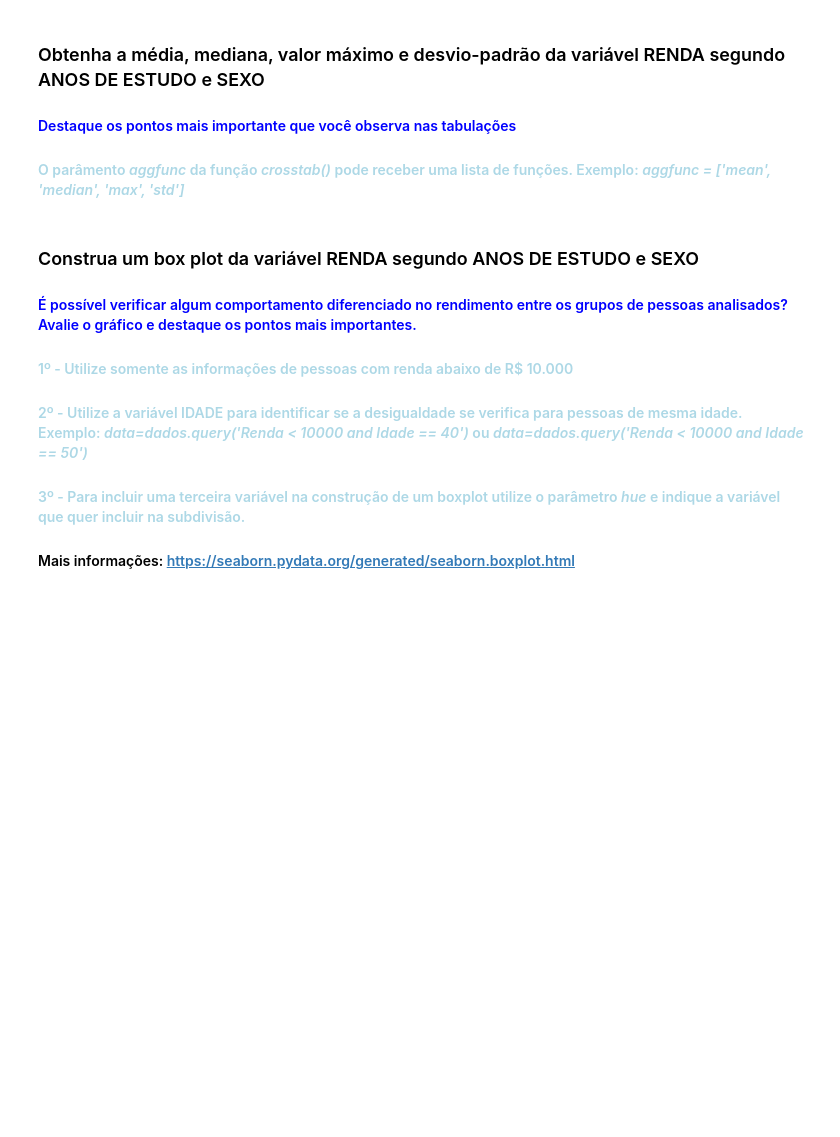
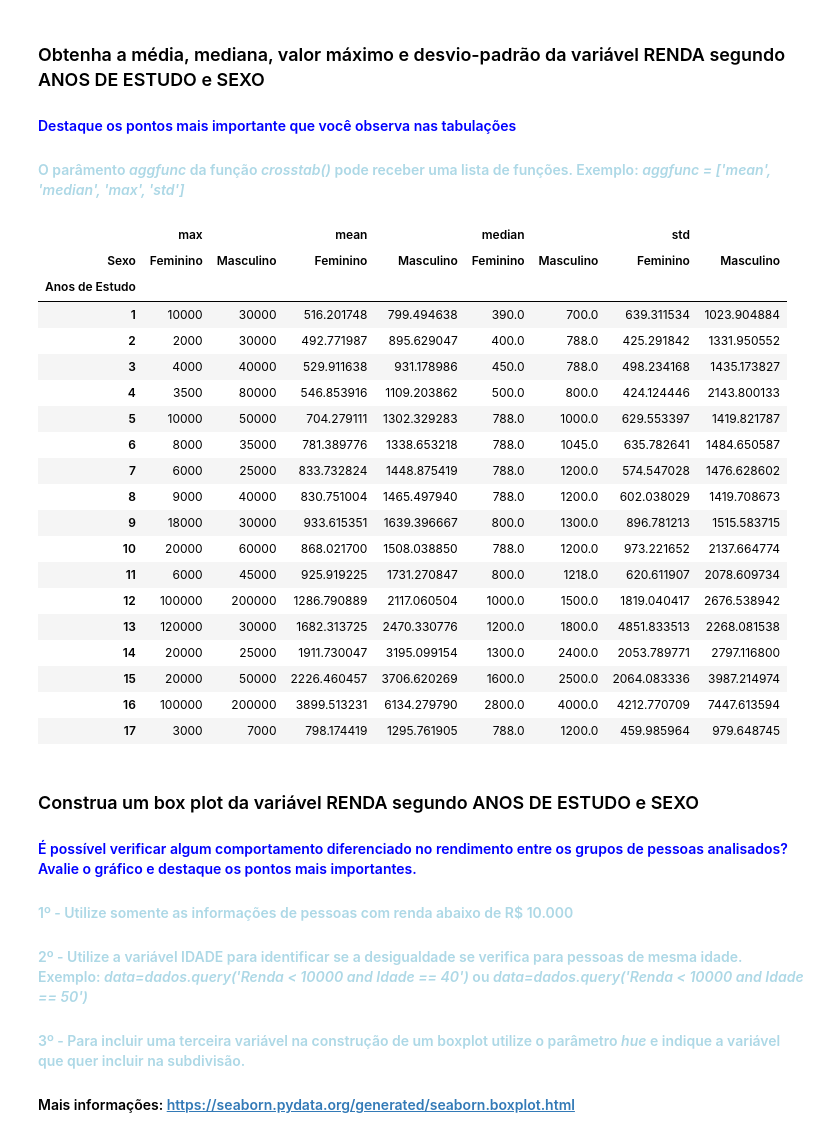
Before and after one commit to DiogoWorkGit/Python_Notebooks, a Jupyter notebook: Notebooks/EXERCICIOS - ANALISE DESCRITIVA 1.ipynb, the cells around one changed output. Drawn from its saved outputs; the diff is of its cells as text; code cells hidden in the pictures; blank space fills up the shorter version.

```diff
--- a/Notebooks/EXERCICIOS - ANALISE DESCRITIVA 1.ipynb
+++ b/Notebooks/EXERCICIOS - ANALISE DESCRITIVA 1.ipynb
@@ -617,6 +621,32 @@ stats.percentileofscore(dados.Renda, 788)
 ### Obtenha a média, mediana, valor máximo e desvio-padrão da variável RENDA segundo ANOS DE ESTUDO e SEXO
 #### <font color='blue'>Destaque os pontos mais importante que você observa nas tabulações</font>
 #### <font color='lightblue'>O parâmento <i>aggfunc</i> da função <i>crosstab()</i> pode receber uma lista de funções. Exemplo: <i>aggfunc = ['mean', 'median', 'max', 'std']</i></font>
+# %%
+pd.crosstab(index= dados['Anos de Estudo'],
+            columns= dados_nomes_alterados.Sexo,
+            values=dados_nomes_alterados.Renda,
+            aggfunc= {'mean','median', 'max', 'std'})
+# %% [output]
+|  | max |  | mean |  | median |  | std |  |
+| Sexo | Feminino | Masculino | Feminino | Masculino | Feminino | Masculino | Feminino | Masculino |
+| Anos de Estudo |  |  |  |  |  |  |  |  |
+| 1 | 10000 | 30000 | 516.201748 | 799.494638 | 390.0 | 700.0 | 639.311534 | 1023.904884 |
+| 2 | 2000 | 30000 | 492.771987 | 895.629047 | 400.0 | 788.0 | 425.291842 | 1331.950552 |
+| 3 | 4000 | 40000 | 529.911638 | 931.178986 | 450.0 | 788.0 | 498.234168 | 1435.173827 |
+| 4 | 3500 | 80000 | 546.853916 | 1109.203862 | 500.0 | 800.0 | 424.124446 | 2143.800133 |
+| 5 | 10000 | 50000 | 704.279111 | 1302.329283 | 788.0 | 1000.0 | 629.553397 | 1419.821787 |
+| 6 | 8000 | 35000 | 781.389776 | 1338.653218 | 788.0 | 1045.0 | 635.782641 | 1484.650587 |
+| 7 | 6000 | 25000 | 833.732824 | 1448.875419 | 788.0 | 1200.0 | 574.547028 | 1476.628602 |
+| 8 | 9000 | 40000 | 830.751004 | 1465.497940 | 788.0 | 1200.0 | 602.038029 | 1419.708673 |
+| 9 | 18000 | 30000 | 933.615351 | 1639.396667 | 800.0 | 1300.0 | 896.781213 | 1515.583715 |
+| 10 | 20000 | 60000 | 868.021700 | 1508.038850 | 788.0 | 1200.0 | 973.221652 | 2137.664774 |
+| 11 | 6000 | 45000 | 925.919225 | 1731.270847 | 800.0 | 1218.0 | 620.611907 | 2078.609734 |
+| 12 | 100000 | 200000 | 1286.790889 | 2117.060504 | 1000.0 | 1500.0 | 1819.040417 | 2676.538942 |
+| 13 | 120000 | 30000 | 1682.313725 | 2470.330776 | 1200.0 | 1800.0 | 4851.833513 | 2268.081538 |
+| 14 | 20000 | 25000 | 1911.730047 | 3195.099154 | 1300.0 | 2400.0 | 2053.789771 | 2797.116800 |
+| 15 | 20000 | 50000 | 2226.460457 | 3706.620269 | 1600.0 | 2500.0 | 2064.083336 | 3987.214974 |
+| 16 | 100000 | 200000 | 3899.513231 | 6134.279790 | 2800.0 | 4000.0 | 4212.770709 | 7447.613594 |
+| 17 | 3000 | 7000 | 798.174419 | 1295.761905 | 788.0 | 1200.0 | 459.985964 | 979.648745 |
 # %% [markdown]
 ### Construa um box plot da variável RENDA segundo ANOS DE ESTUDO e SEXO
 #### <font color='blue'>É possível verificar algum comportamento diferenciado no rendimento entre os grupos de pessoas analisados? Avalie o gráfico e destaque os pontos mais importantes.</font>
```
Also changed, not shown: parts of 8 cells of this notebook.
